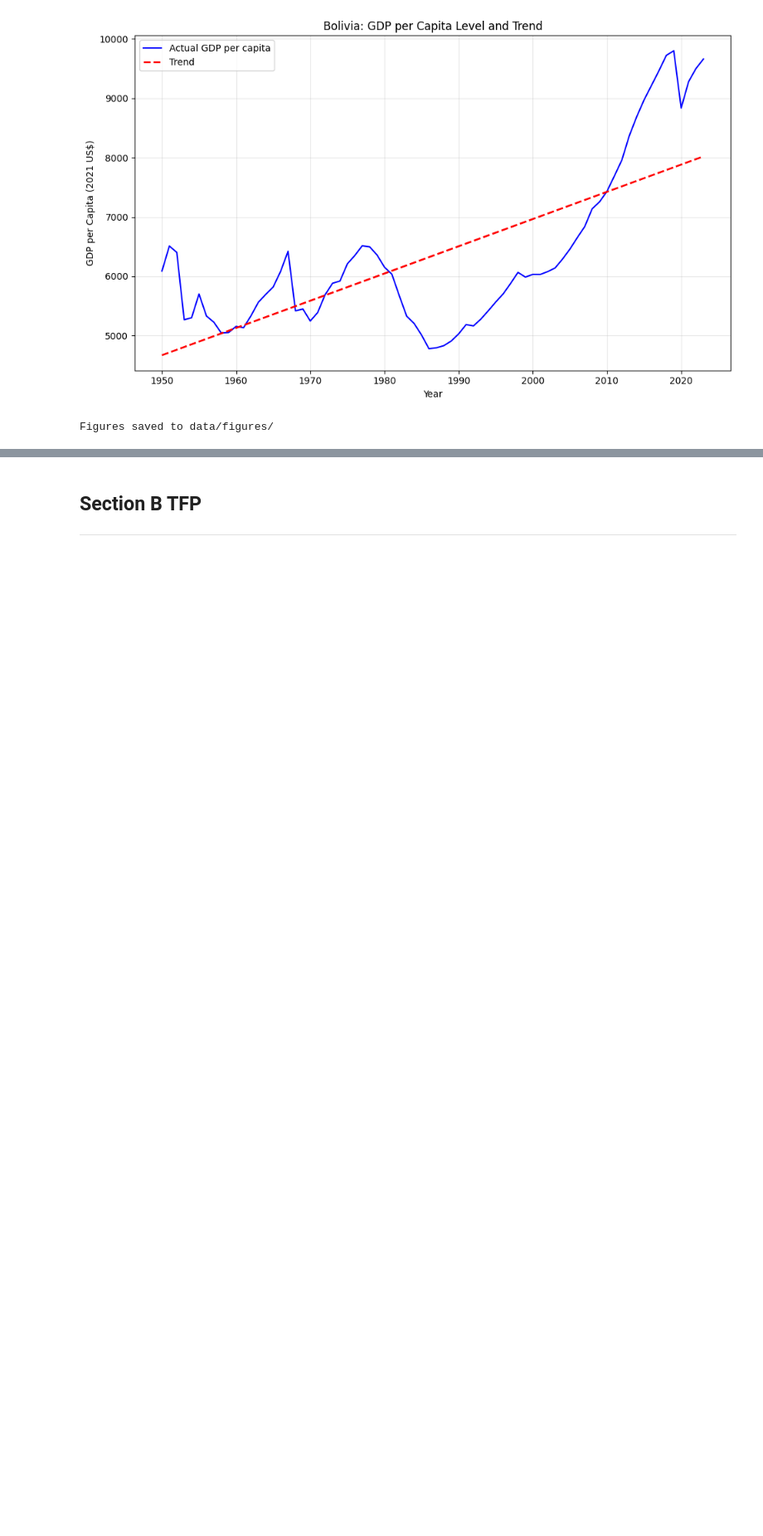
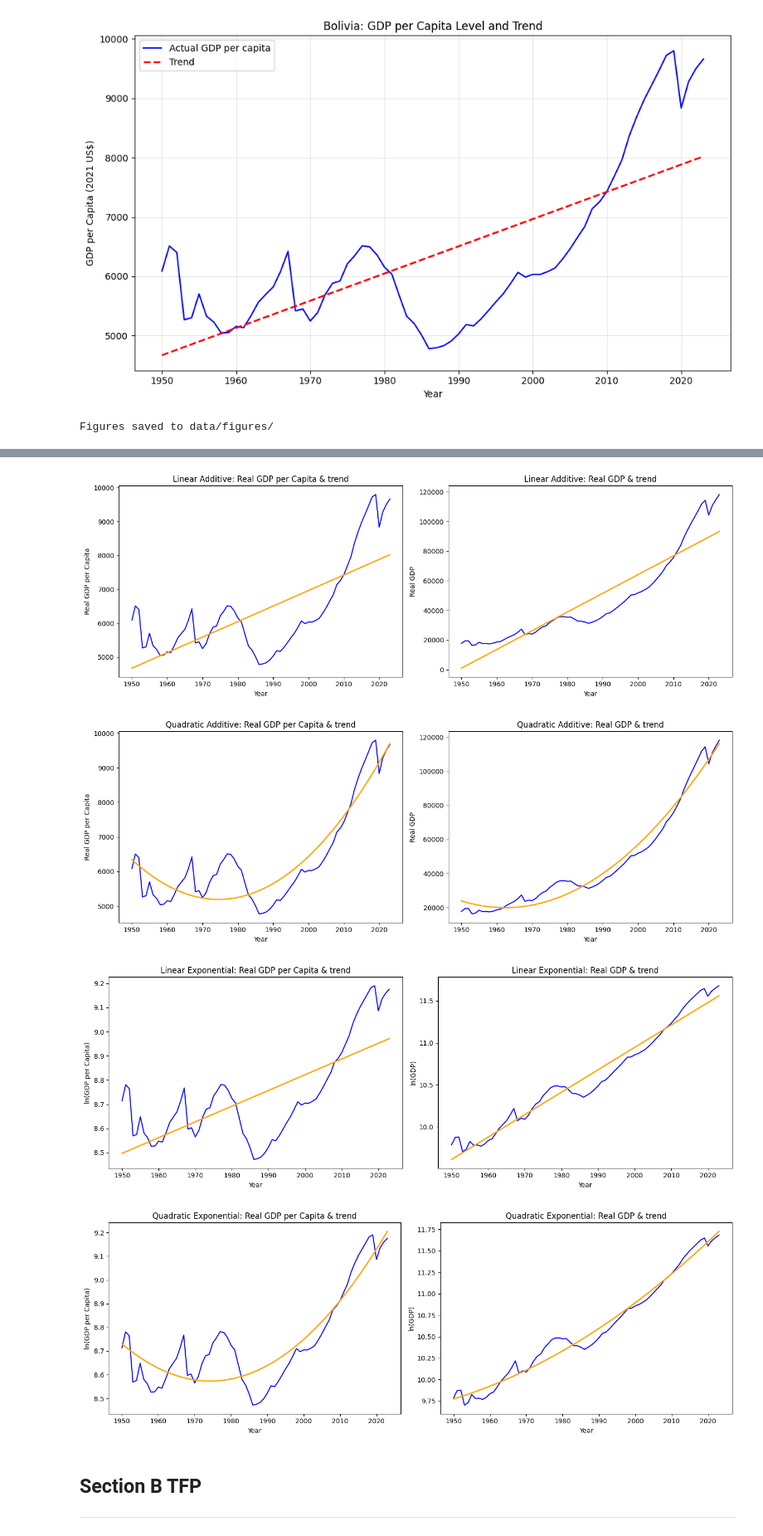
Before and after one commit to thoomkuzhymatthew/bolivia-growth-analysis, a Jupyter notebook: EC2B1_group_proj/code.ipynb, the cells around one changed output, grey strips where cells are left out. Shown at 83% size. Drawn from its saved outputs; the diff is of its cells as text; code cells hidden in the pictures; blank space fills up the shorter version.

```diff
--- a/EC2B1_group_proj/code.ipynb
+++ b/EC2B1_group_proj/code.ipynb
@@ -164,3 +198,43 @@ Figures saved to data/figures/
+# %%
+specs = [
+    ('Additive', 'Linear', 'gdp_per_capita', 'gdp_pc_add_lin', 'rgdpna', 'gdp_add_lin'),
+    ('Additive', 'Quadratic', 'gdp_per_capita', 'gdp_pc_add_quad', 'rgdpna', 'gdp_add_quad'),
+    ('Exponential', 'Linear', 'ln_gdp_pc', 'ln_gdp_pc_exp_lin', 'ln_gdp', 'ln_gdp_exp_lin'),
+    ('Exponential', 'Quadratic', 'ln_gdp_pc', 'ln_gdp_pc_exp_quad', 'ln_gdp', 'ln_gdp_exp_quad'),
+]
+
+ylabels = {
+    'gdp_per_capita': 'Real GDP per Capita',
+    'rgdpna': 'Real GDP',
+    'ln_gdp_pc': 'ln(GDP per Capita)',
+    'ln_gdp': 'ln(GDP)',
+}
+
+for add_exp, lin_quad, pc_col, pc_trend, gdp_col, gdp_trend in specs:
+    fig, (ax1, ax2) = plt.subplots(1, 2, figsize=(14, 5))
+
+    # GDP per capita
+    ax1.plot(bolivia['year'], bolivia[pc_col], linewidth=1.5, color='blue')
+    ax1.plot(bolivia['year'], bolivia[pc_trend], linewidth=2, color='orange')
+    ax1.set_xlabel('Year')
+    ax1.set_ylabel(ylabels[pc_col])
+    ax1.set_title(f'{lin_quad} {add_exp}: Real GDP per Capita & trend')
+
+    # GDP
+    ax2.plot(bolivia['year'], bolivia[gdp_col], linewidth=1.5, color='blue')
+    ax2.plot(bolivia['year'], bolivia[gdp_trend], linewidth=2, color='orange')
+    ax2.set_xlabel('Year')
+    ax2.set_ylabel(ylabels[gdp_col])
+    ax2.set_title(f'{lin_quad} {add_exp}: Real GDP & trend')
+
+    plt.tight_layout()
+    plt.savefig(f'data/figures/fig_{add_exp.lower()}_{lin_quad.lower()}_trend.png', dpi=300, bbox_inches='tight')
+    plt.show()
+# %% [output]
+[figure, added]
+[figure, added]
+[figure, added]
+[figure, added]
 # %% [markdown]
 ## Section B TFP
 ---
```
Also changed, not shown: parts of 14 cells of this notebook, 10 other files.
